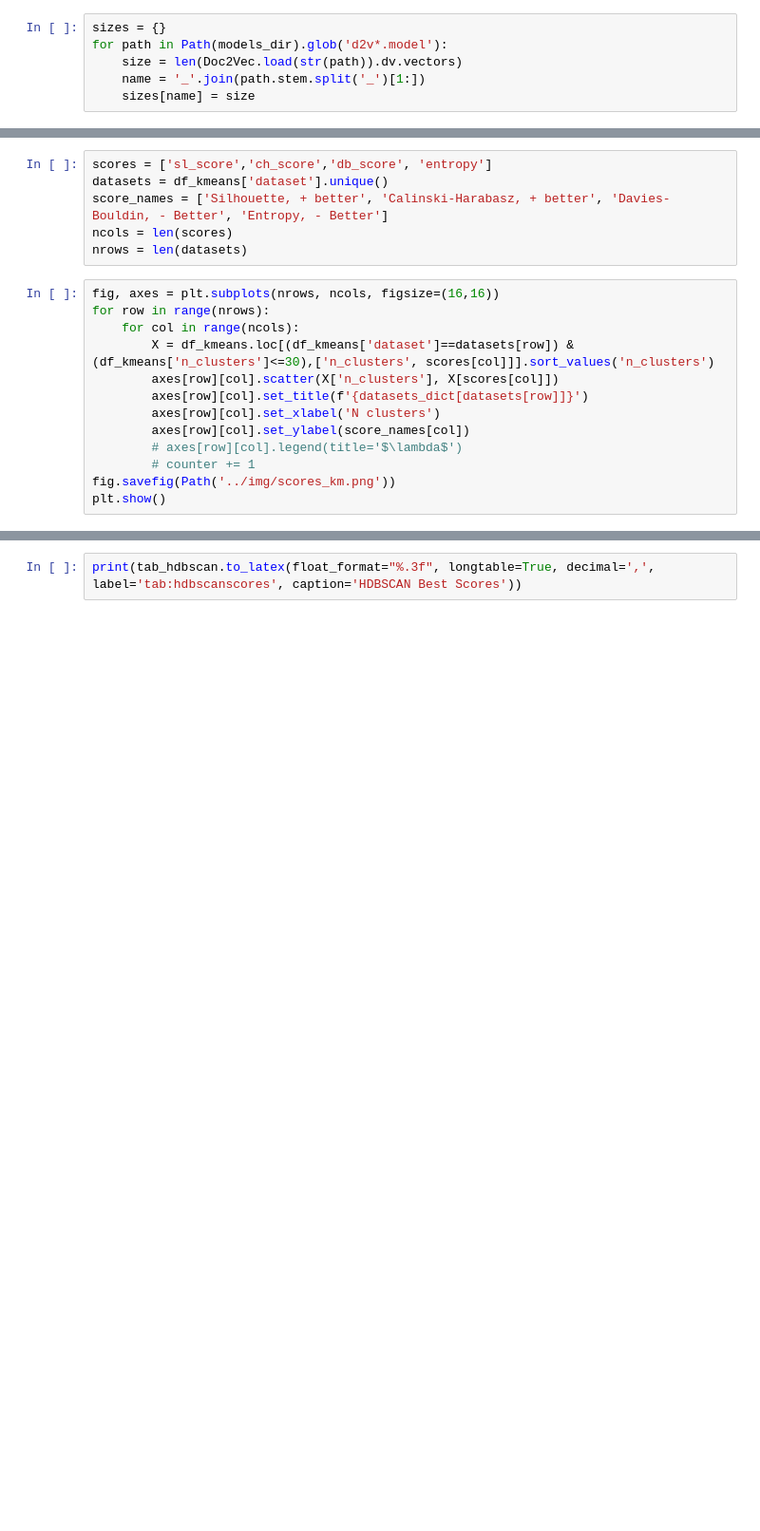
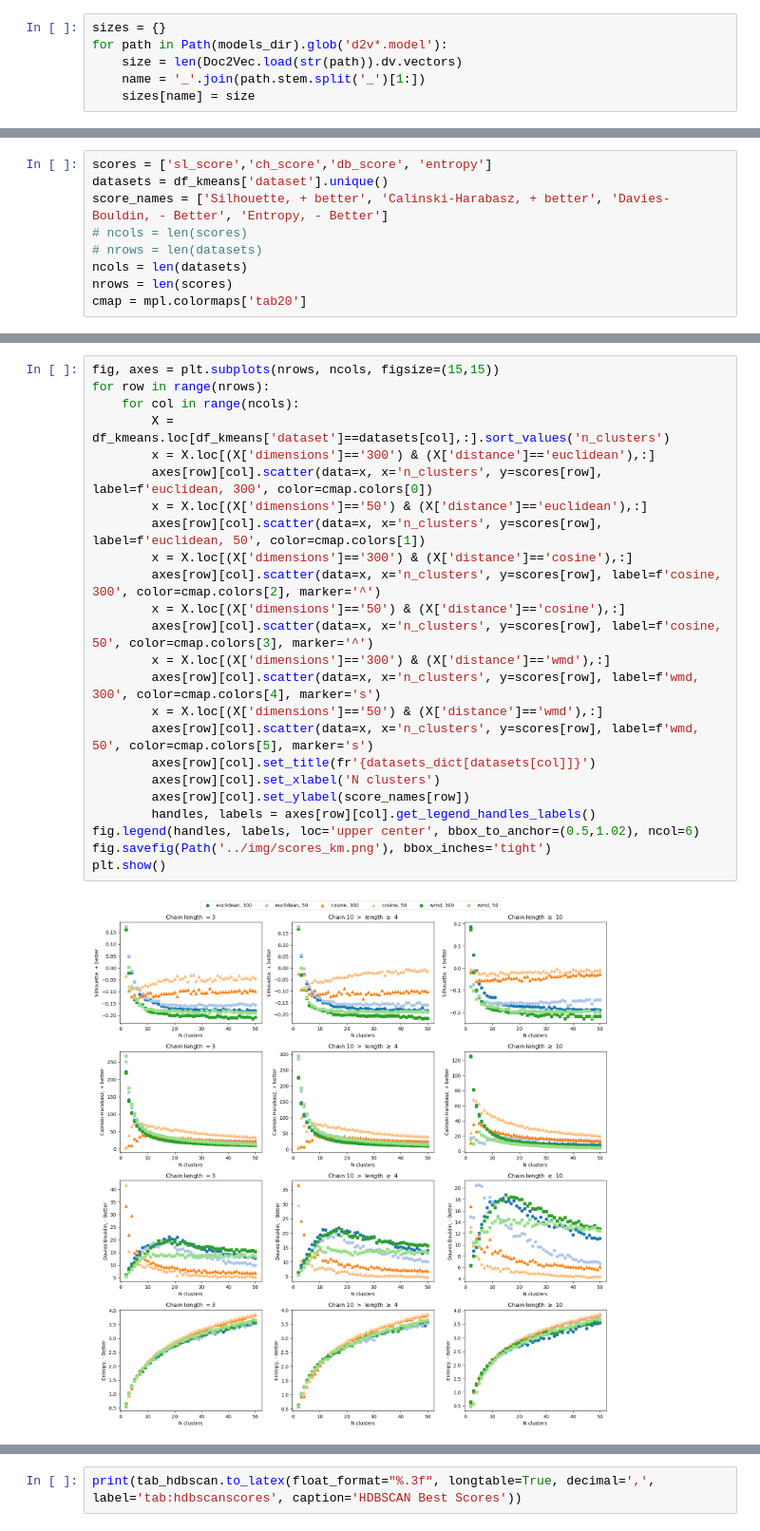
Before and after one commit to MiguelHeCa/tfm-nlp, a Jupyter notebook: notebooks/Results.ipynb, the cells around one changed output, grey strips where cells are left out. Shown at 95% size. Cells and saved outputs as stored; diff of their text form; blank space fills up the shorter version.

```diff
--- a/notebooks/Results.ipynb
+++ b/notebooks/Results.ipynb
@@ -45,18 +50,8 @@ score_colors = [colors.TABLEAU_COLORS['tab:blue'],colors.TABLEAU_COLORS['tab:ora
 scores = ['sl_score','ch_score','db_score', 'entropy']
 datasets = df_kmeans['dataset'].unique()
 score_names = ['Silhouette, + better', 'Calinski-Harabasz, + better', 'Davies-Bouldin, - Better', 'Entropy, - Better']
-ncols = len(scores)
-nrows = len(datasets)
+# ncols = len(scores)
+# nrows = len(datasets)
+ncols = len(datasets)
+nrows = len(scores)
+cmap = mpl.colormaps['tab20']
-# %%
-fig, axes = plt.subplots(nrows, ncols, figsize=(16,16))
-for row in range(nrows):
-    for col in range(ncols):
-        X = df_kmeans.loc[(df_kmeans['dataset']==datasets[row]) & (df_kmeans['n_clusters']<=30),['n_clusters', scores[col]]].sort_values('n_clusters')
-        axes[row][col].scatter(X['n_clusters'], X[scores[col]])
-        axes[row][col].set_title(f'{datasets_dict[datasets[row]]}')
-        axes[row][col].set_xlabel('N clusters')
-        axes[row][col].set_ylabel(score_names[col])
-        # axes[row][col].legend(title='$\lambda$')
-        # counter += 1
-fig.savefig(Path('../img/scores_km.png'))
-plt.show()
@@ -143 +58,27 @@ labels_km_chains_ge_10_300_02_euclidean
+# %%
+fig, axes = plt.subplots(nrows, ncols, figsize=(15,15))
+for row in range(nrows):
+    for col in range(ncols):
+        X = df_kmeans.loc[df_kmeans['dataset']==datasets[col],:].sort_values('n_clusters')
+        x = X.loc[(X['dimensions']=='300') & (X['distance']=='euclidean'),:]
+        axes[row][col].scatter(data=x, x='n_clusters', y=scores[row], label=f'euclidean, 300', color=cmap.colors[0])
+        x = X.loc[(X['dimensions']=='50') & (X['distance']=='euclidean'),:]
+        axes[row][col].scatter(data=x, x='n_clusters', y=scores[row], label=f'euclidean, 50', color=cmap.colors[1])
+        x = X.loc[(X['dimensions']=='300') & (X['distance']=='cosine'),:]
+        axes[row][col].scatter(data=x, x='n_clusters', y=scores[row], label=f'cosine, 300', color=cmap.colors[2], marker='^')
+        x = X.loc[(X['dimensions']=='50') & (X['distance']=='cosine'),:]
+        axes[row][col].scatter(data=x, x='n_clusters', y=scores[row], label=f'cosine, 50', color=cmap.colors[3], marker='^')
+        x = X.loc[(X['dimensions']=='300') & (X['distance']=='wmd'),:]
+        axes[row][col].scatter(data=x, x='n_clusters', y=scores[row], label=f'wmd, 300', color=cmap.colors[4], marker='s')
+        x = X.loc[(X['dimensions']=='50') & (X['distance']=='wmd'),:]
+        axes[row][col].scatter(data=x, x='n_clusters', y=scores[row], label=f'wmd, 50', color=cmap.colors[5], marker='s')
+        axes[row][col].set_title(fr'{datasets_dict[datasets[col]]}')
+        axes[row][col].set_xlabel('N clusters')
+        axes[row][col].set_ylabel(score_names[row])
+        handles, labels = axes[row][col].get_legend_handles_labels()
+fig.legend(handles, labels, loc='upper center', bbox_to_anchor=(0.5,1.02), ncol=6)
+fig.savefig(Path('../img/scores_km.png'), bbox_inches='tight')
+plt.show()
+# %% [output]
+[figure, added]
 # %%
```
Also changed, not shown: parts of 64 cells of this notebook, 2 other files.
